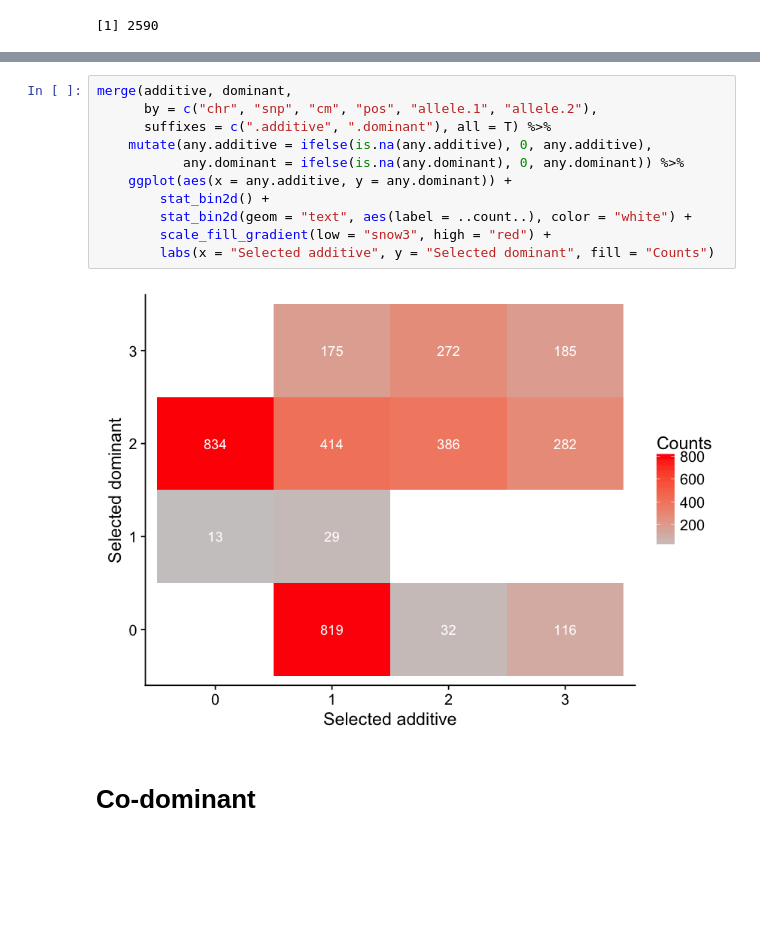
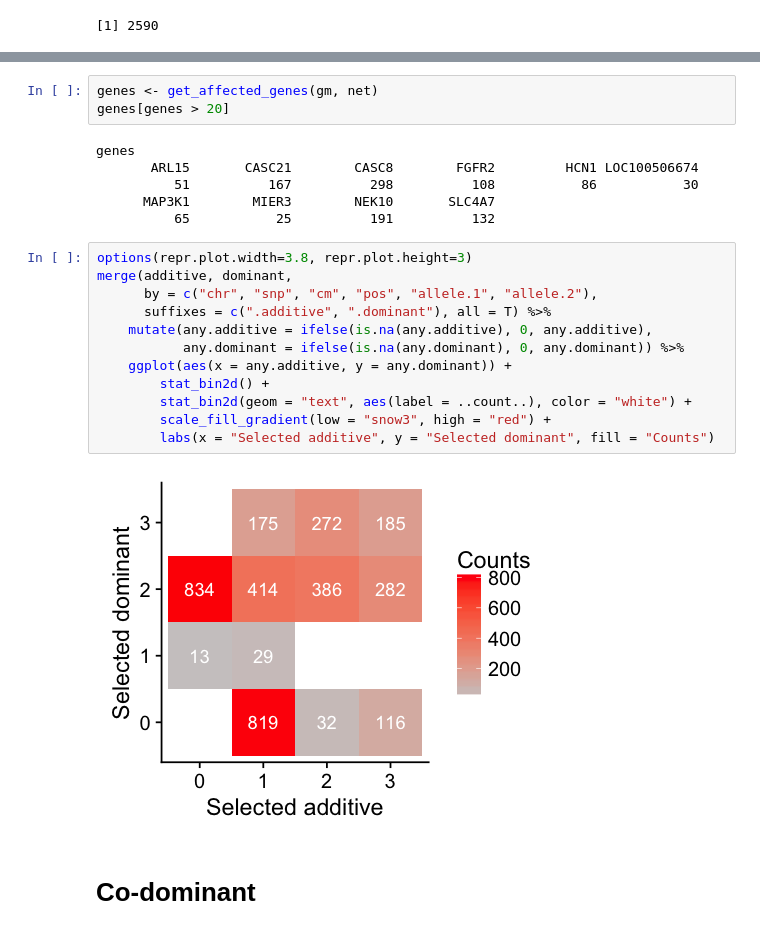
Before and after one commit to hclimente/genewa, a Jupyter notebook: results/genesis/genetic_models.ipynb, the cells around one changed output, grey strips where cells are left out. Drawn from its saved outputs; the diff is of its cells as text; blank space fills up the shorter version.

```diff
--- a/results/genetic_models/genetic_models.ipynb
+++ b/results/genesis/genetic_models.ipynb
@@ -134,16 +124,26 @@ get_affected_genes(gm, net)
+# %%
+genes <- get_affected_genes(gm, net)
+genes[genes > 20]
+# %% [output]
+genes
+       ARL15       CASC21        CASC8        FGFR2         HCN1 LOC100506674
+          51          167          298          108           86           30
+      MAP3K1        MIER3        NEK10       SLC4A7
+          65           25          191          132
 # %%
+options(repr.plot.width=3.8, repr.plot.height=3)
 merge(additive, dominant,
       by = c("chr", "snp", "cm", "pos", "allele.1", "allele.2"),
       suffixes = c(".additive", ".dominant"), all = T) %>%
     mutate(any.additive = ifelse(is.na(any.additive), 0, any.additive),
            any.dominant = ifelse(is.na(any.dominant), 0, any.dominant)) %>%
     ggplot(aes(x = any.additive, y = any.dominant)) +
         stat_bin2d() +
         stat_bin2d(geom = "text", aes(label = ..count..), color = "white") +
         scale_fill_gradient(low = "snow3", high = "red") +
         labs(x = "Selected additive", y = "Selected dominant", fill = "Counts")
 # %% [output]
-[figure, old version]
+[figure, new version]
 # %% [markdown]
 # Co-dominant
 # %%
```
Also changed, not shown: parts of 10 cells of this notebook, 18 other files.
